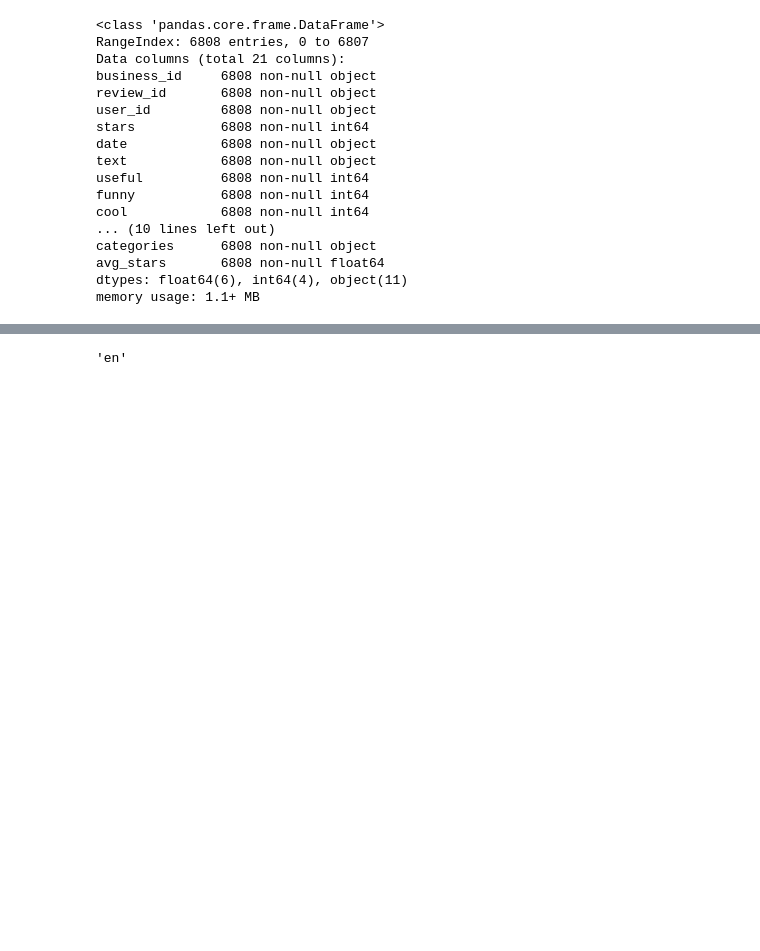
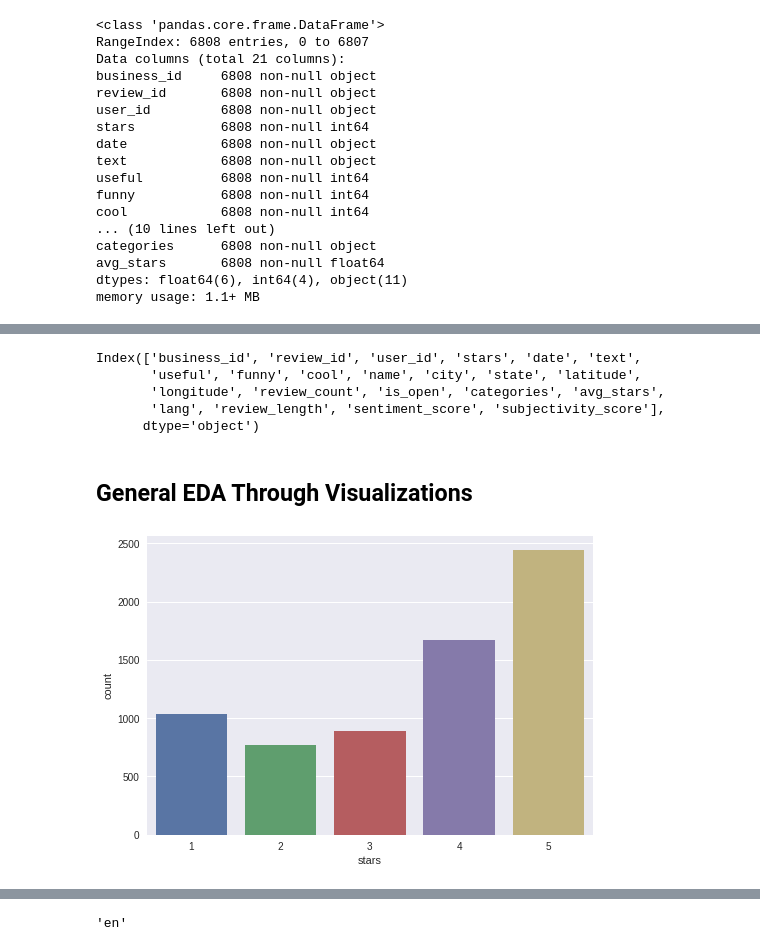
Before and after one commit to schubline/capstone_project, a Jupyter notebook: eda_notebooks/nlp_food_review_sc.ipynb, the cells around one changed output, grey strips where cells are left out. Cells and saved outputs as stored; diff of their text form; code cells hidden in the pictures; blank space fills up the shorter version.

```diff
--- a/eda_notebooks/nlp_food_review_sc.ipynb
+++ b/eda_notebooks/nlp_food_review_sc.ipynb
@@ -107,0 +137,6 @@ data.head()
+# %%
+# creating a language identifying feature
+data["lang"] = data["text"].apply(lambda x: detect(x))
+# %%
+# dropping reviews that arent english
+data = data.drop(data[data["lang"] != 'en'].index)
@@ -107,0 +166,16 @@ data.head()
+# %%
+data.columns
+# %% [output]
+Index(['business_id', 'review_id', 'user_id', 'stars', 'date', 'text',
+       'useful', 'funny', 'cool', 'name', 'city', 'state', 'latitude',
+       'longitude', 'review_count', 'is_open', 'categories', 'avg_stars',
+       'lang', 'review_length', 'sentiment_score', 'subjectivity_score'],
+      dtype='object')
+# %% [markdown]
+## General EDA Through Visualizations
+# %%
+# distribution of star raitings in our dataset
+sns.set(style="darkgrid")
+ax = sns.countplot(x="stars", data=data);
+# %% [output]
+[figure, added]
```
Also changed, not shown: parts of 56 cells of this notebook.
